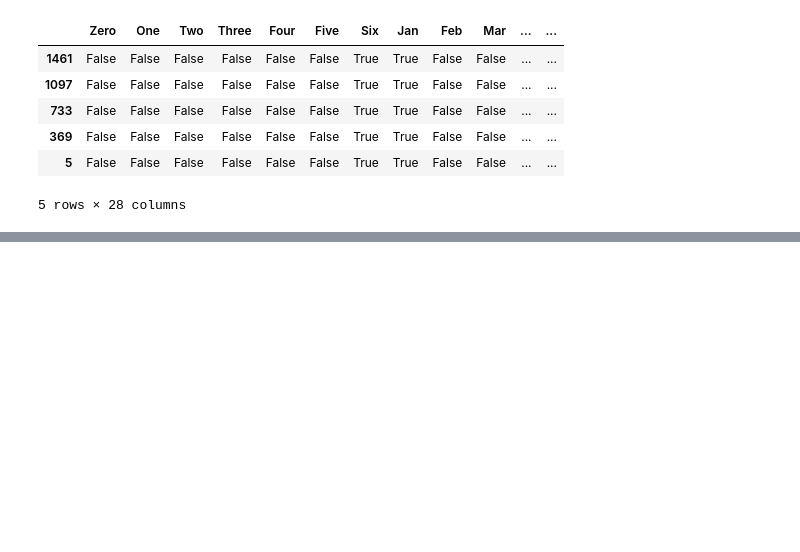
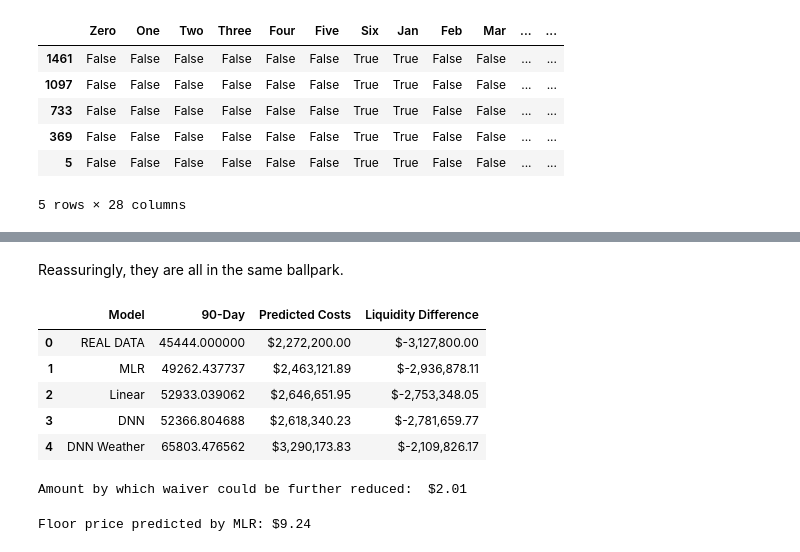
Before and after one commit to buchananwill/JupyterNotebookLBD, a Jupyter notebook: scientificProject/notebooks/Colab_notebook_template.ipynb, the cells around one changed output, grey strips where cells are left out. Saved outputs shown, nothing was run; the diff lists cells and outputs as text; code cells hidden in the pictures; blank space fills up the shorter version.

```diff
--- a/scientificProject/notebooks/Colab_notebook_template.ipynb
+++ b/scientificProject/notebooks/Colab_notebook_template.ipynb
@@ -1221,7 +1221,8 @@ fig_prediction_residual.update_layout(title=PERIODIC_RESIDUAL)
 The MLR model shows a strong fit against the real 2019 data. Most usefully though, it seems to over estimate more than it underestimates. The most egregious outliers are in the negative part of the graph (i.e. the true collision number was significantly lower than predicted), and the general spread is well-centred around 0.
 # %%
 # We can now calculate what the outcome would have been were we to have used this model in 2019.
-actual_costs_first_90_days = (df_2019_test_data[N_COLS][:90] * cost_of_collision * covered_by_company).sum()
+real_collision_total = df_2019_test_data.sort_values('day')[N_COLS][:90].sum()
+actual_costs_first_90_days = (real_collision_total * cost_of_collision * covered_by_company)
 difference_actual_pessimistic = actual_costs_first_90_days - expected_costs_90_days
 print("Actual costs for first 90 days: ", accountancy(actual_costs_first_90_days))
 print("Liquidity unnecessarily retained during this period: ", accountancy(difference_actual_pessimistic))
@@ -1315,0 +1342,31 @@ Linear  OICD_grouped_by_week_day  Predictions: [[585.2801 ]
+# %%
+# Set up a dataframe for all the prediction aggregates:
+aggregate_headers = ['Model', '90-Day-Prediction']
+df_aggregate_collisions = pd.DataFrame({header: [] for header in aggregate_headers})
+
+# Real Data:
+real_row = pd.DataFrame({'Model': 'REAL DATA', '90-Day': real_collision_total}, index=[0])
+
+# MLR Collisions:
+sorted_to_year_day = df_2019_with_periodic_prediction.sort_values('day')
+mlr_with_2018_median_offset = sorted_to_year_day['Prediction'] + median_2018
+mlr_90_day_collisions_prediction = mlr_with_2018_median_offset[:90].sum()
+
+mlr_row = pd.DataFrame({'Model': 'MLR', '90-Day': mlr_90_day_collisions_prediction}, index=[1])
+
+# Linear Collisions:
+linear_collision_prediction_sum = linear_day_predictions.sum()
+linear_row = pd.DataFrame({'Model': 'Linear', '90-Day': linear_collision_prediction_sum}, index=[2])
+
+# DNN Collisions:
+dnn_sum = dnn_model_predictions_2019.flatten().sum()
+dnn_row = pd.DataFrame({'Model': 'DNN', '90-Day': dnn_sum}, index=[3])
+
+# DNN Weather Collisions:
+dnn_weather_sum = dnn_weather_model_predictions_2019.flatten().sum()
+dnn_weather_row = pd.DataFrame({'Model': 'DNN Weather', '90-Day': dnn_weather_sum}, index=[4])
+
+frames = [real_row, mlr_row, linear_row, dnn_row, dnn_weather_row]
+result = pd.concat(frames)
+
+result.head()
@@ -1315,0 +1380,26 @@ Linear  OICD_grouped_by_week_day  Predictions: [[585.2801 ]
+# %% [markdown]
+Reassuringly, they are all in the same ballpark.
+# %%
+result['Predicted Costs'] = (result['90-Day'] * cost_of_collision * covered_by_company)
+result['Liquidity Difference'] = result['Predicted Costs'] - expected_costs_90_days
+result['Liquidity Difference'] = result['Liquidity Difference'].apply(accountancy)
+result['Predicted Costs'] = result['Predicted Costs'].apply(accountancy)
+
+result.head()
+# %% [output]
+|  | Model | 90-Day | Predicted Costs | Liquidity Difference |
+| 0 | REAL DATA | 45444.000000 | $2,272,200.00 | $-3,127,800.00 |
+| 1 | MLR | 49262.437737 | $2,463,121.89 | $-2,936,878.11 |
+| 2 | Linear | 52933.039062 | $2,646,651.95 | $-2,753,348.05 |
+| 3 | DNN | 52366.804688 | $2,618,340.23 | $-2,781,659.77 |
+| 4 | DNN Weather | 65803.476562 | $3,290,173.83 | $-2,109,826.17 |
+# %%
+total_waivers_sold_over_90_day = daily_rented_vehicles * 0.8 * 90
+mlr_liquidity_prediction_per_waiver = 2_900_000 / total_waivers_sold_over_90_day
+print("Amount by which waiver could be further reduced: ", accountancy(mlr_liquidity_prediction_per_waiver))
+# %% [output]
+Amount by which waiver could be further reduced:  $2.01
+# %%
+print("Floor price predicted by MLR:", accountancy(potential_min_fee - mlr_liquidity_prediction_per_waiver))
+# %% [output]
+Floor price predicted by MLR: $9.24
```
Also changed, not shown: parts of 5 cells of this notebook.
